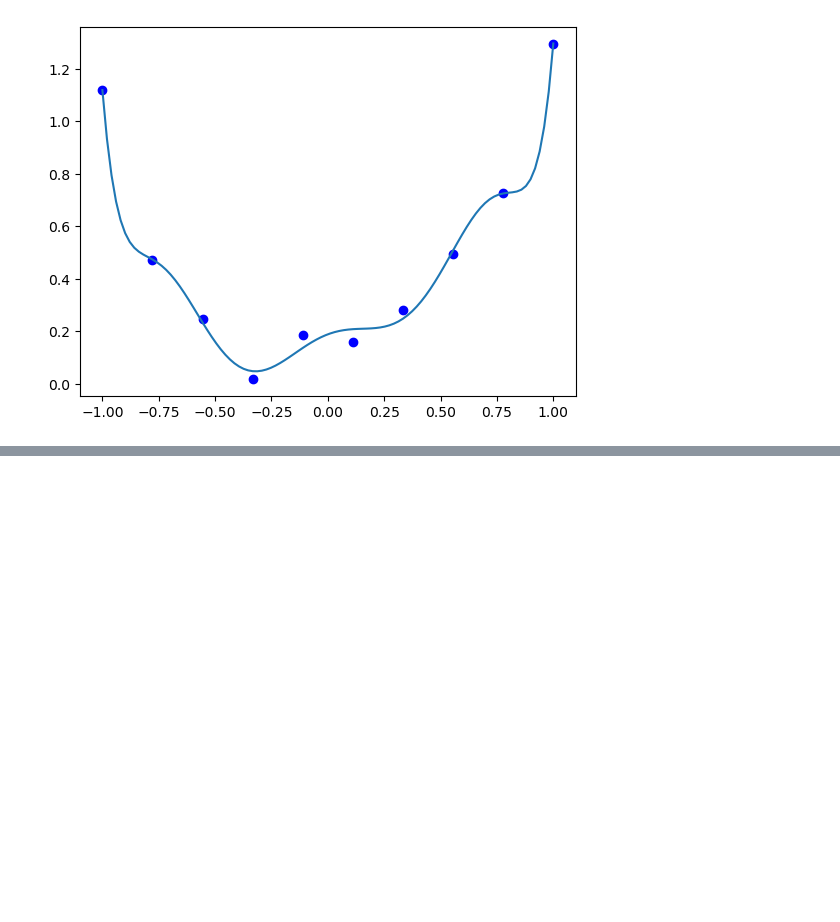
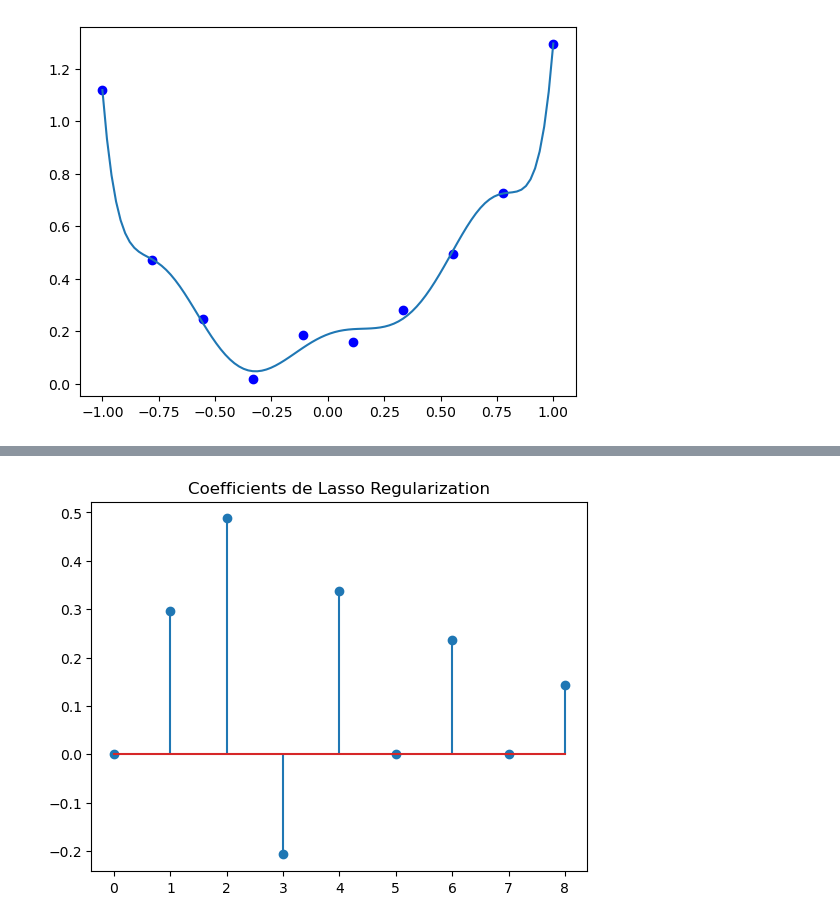
Before and after one commit to OthmaneAbder2303/ML-Concepts, a Jupyter notebook: ML-Fall-2025/regularization.ipynb, the cells around one changed output, grey strips where cells are left out. Saved outputs shown, nothing was run; the diff lists cells and outputs as text; code cells hidden in the pictures; blank space fills up the shorter version.

```diff
--- a/ML-Fall-2025/regularization.ipynb
+++ b/ML-Fall-2025/regularization.ipynb
@@ -86,0 +136,7 @@ plt.show()
+# %%
+coeff = np.hstack((model_lasso.coef_, model_lasso.intercept_))
+plt.stem(coeff)
+plt.title('Coefficients de Lasso Regularization')
+plt.show()
+# %% [output]
+[figure, added]
```
Also changed, not shown: parts of 4 cells of this notebook.
